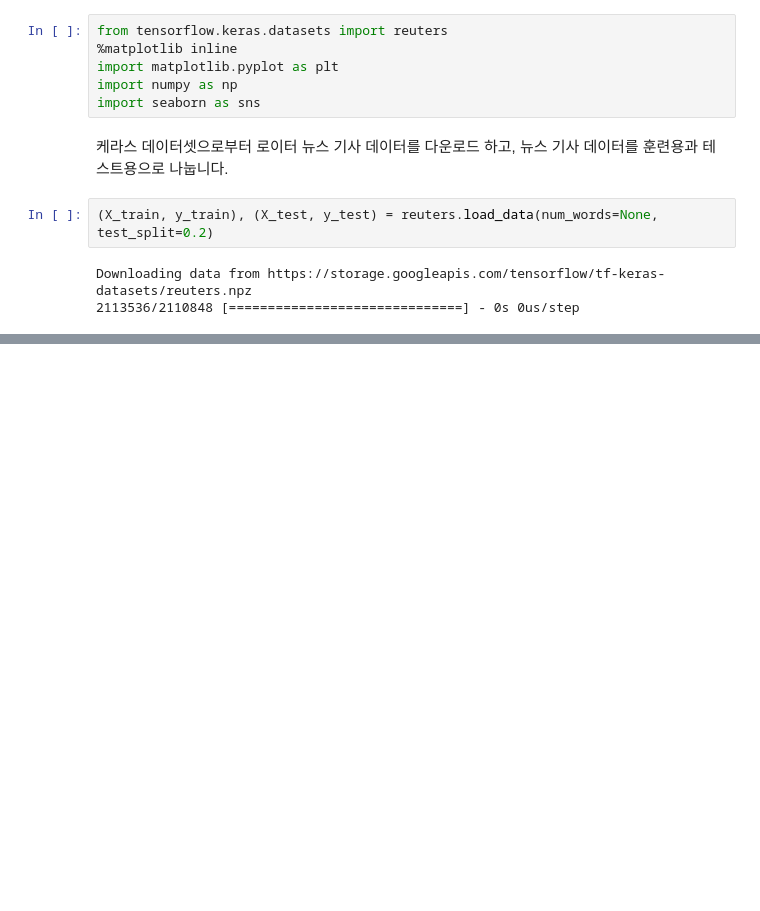
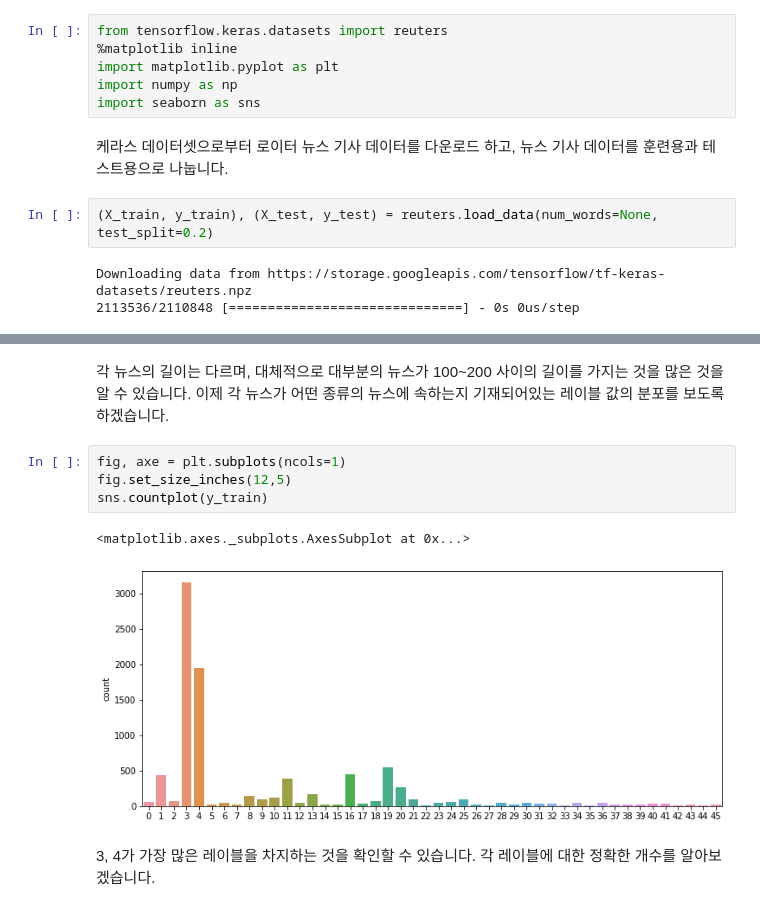
Before and after one commit to haji8-data/intro_to_npl_using_deep_learning, a Jupyter notebook: Reuters_News_Classification.ipynb, the cells around one changed output, grey strips where cells are left out. Cells and saved outputs as stored; diff of their text form; blank space fills up the shorter version.

```diff
--- a/Reuters_News_Classification.ipynb
+++ b/Reuters_News_Classification.ipynb
@@ -41,0 +85,11 @@ reuters.load_data()
+# %% [markdown]
+각 뉴스의 길이는 다르며, 대체적으로 대부분의 뉴스가 100~200 사이의 길이를 가지는 것을 많은 것을 알 수 있습니다. 이제 각 뉴스가 어떤 종류의 뉴스에 속하는지 기재되어있는 레이블 값의 분포를 보도록 하겠습니다.
+# %%
+fig, axe = plt.subplots(ncols=1)
+fig.set_size_inches(12,5)
+sns.countplot(y_train)
+# %% [output]
+<matplotlib.axes._subplots.AxesSubplot at 0x...>
+[figure, added]
+# %% [markdown]
+3, 4가 가장 많은 레이블을 차지하는 것을 확인할 수 있습니다. 각 레이블에 대한 정확한 개수를 알아보겠습니다.
```
Also changed, not shown: parts of 51 cells of this notebook.
